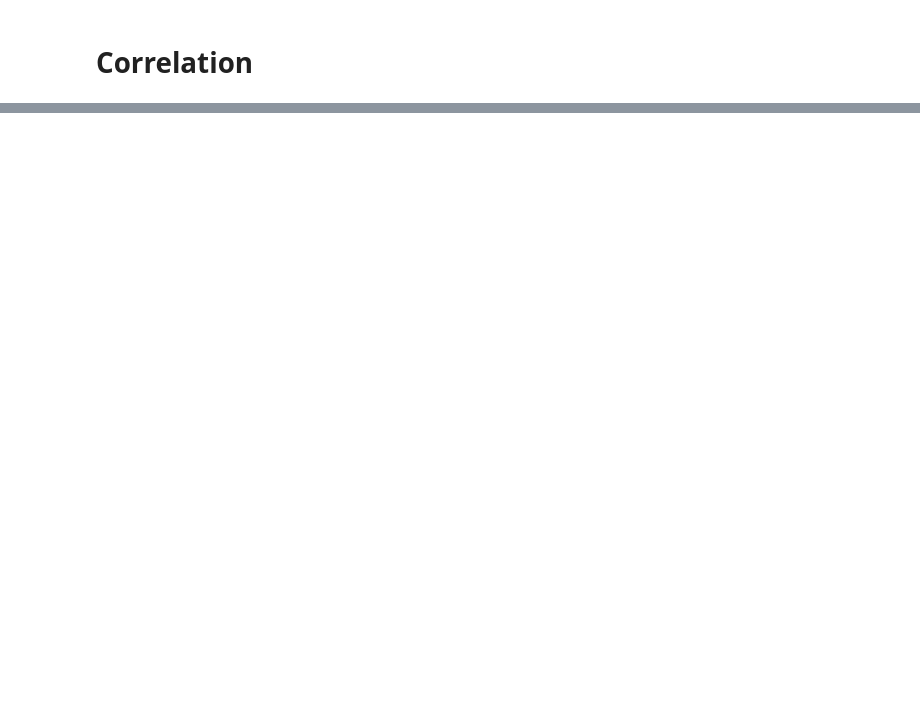
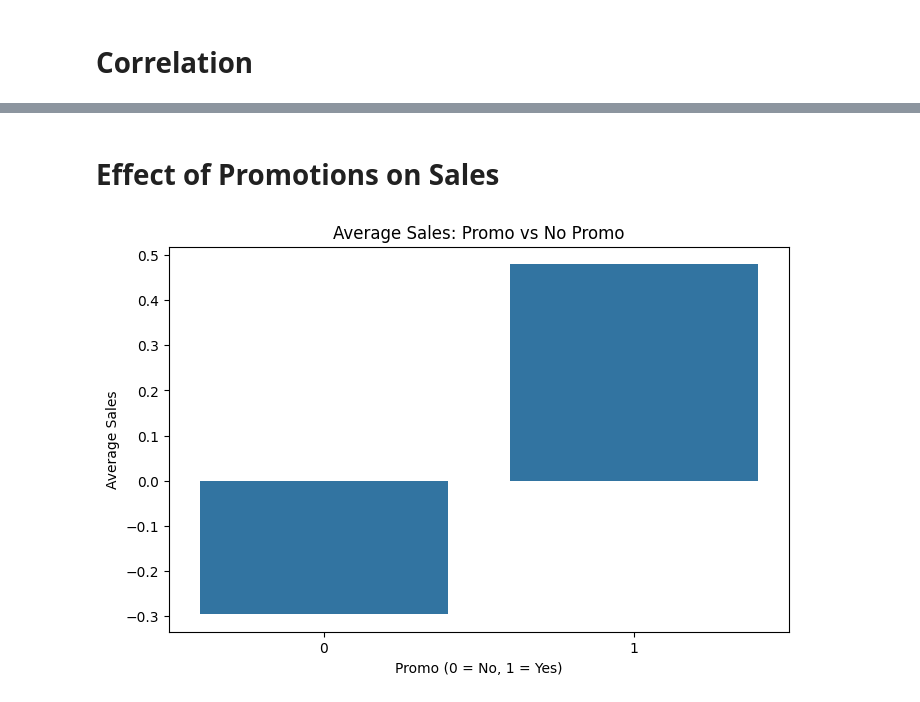
Before and after one commit to hiwothadush/store-sales-forecasting, a Jupyter notebook: notebooks/Eploratory_data_analysis.ipynb, the cells around one changed output, grey strips where cells are left out. Saved outputs shown, nothing was run; the diff lists cells and outputs as text; code cells hidden in the pictures; blank space fills up the shorter version.

```diff
--- a/notebooks/Eploratory_data_analysis.ipynb
+++ b/notebooks/Eploratory_data_analysis.ipynb
@@ -90,0 +149,13 @@ for df in [train, test, store]:
+# %% [markdown]
+# **Effect of Promotions on Sales**
+# %%
+promo_sales = train.groupby('Promo')['Sales'].mean()
+
+plt.figure(figsize=(8, 5))
+sns.barplot(x=promo_sales.index, y=promo_sales.values)
+plt.title('Average Sales: Promo vs No Promo')
+plt.xlabel('Promo (0 = No, 1 = Yes)')
+plt.ylabel('Average Sales')
+plt.show()
+# %% [output]
+[figure, added]
```
Also changed, not shown: parts of 47 cells of this notebook.
